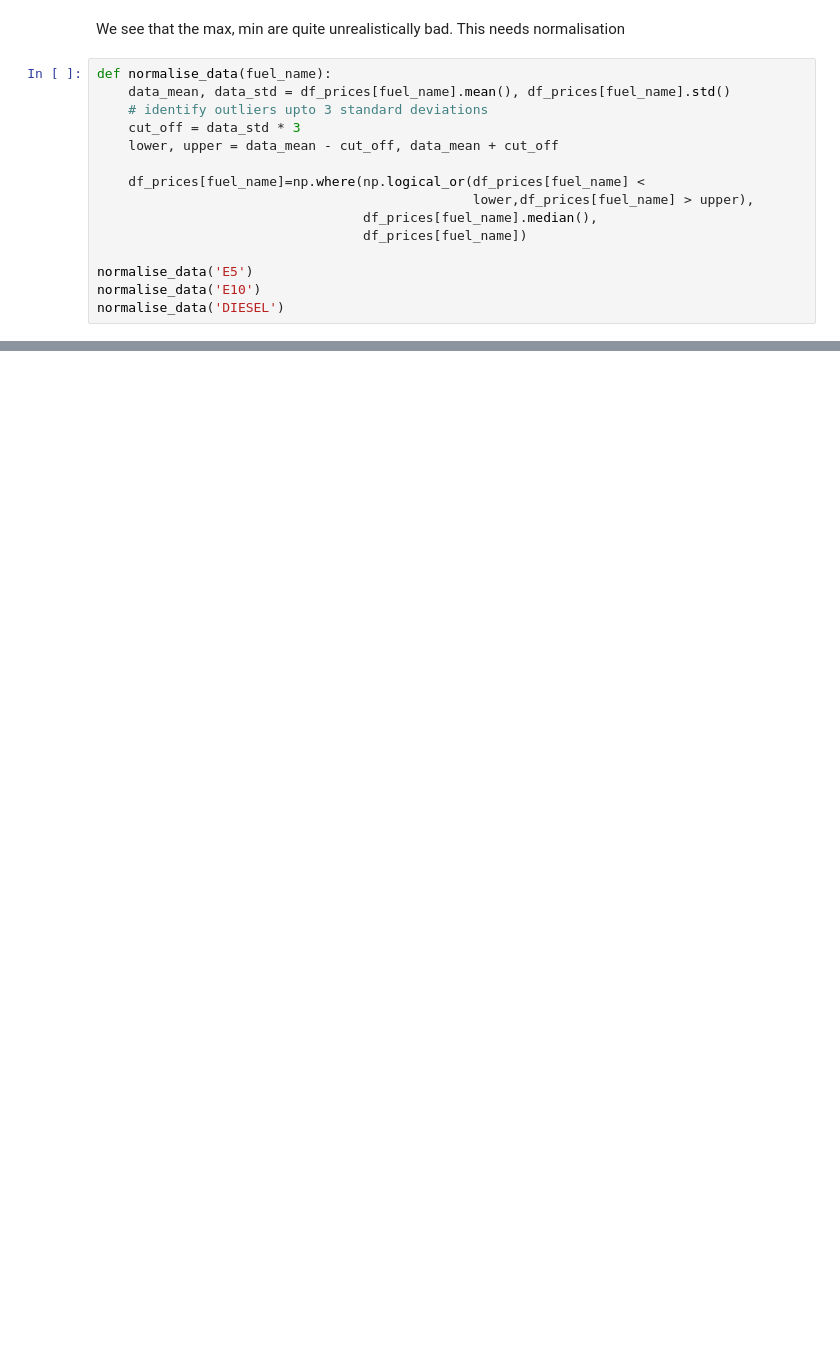
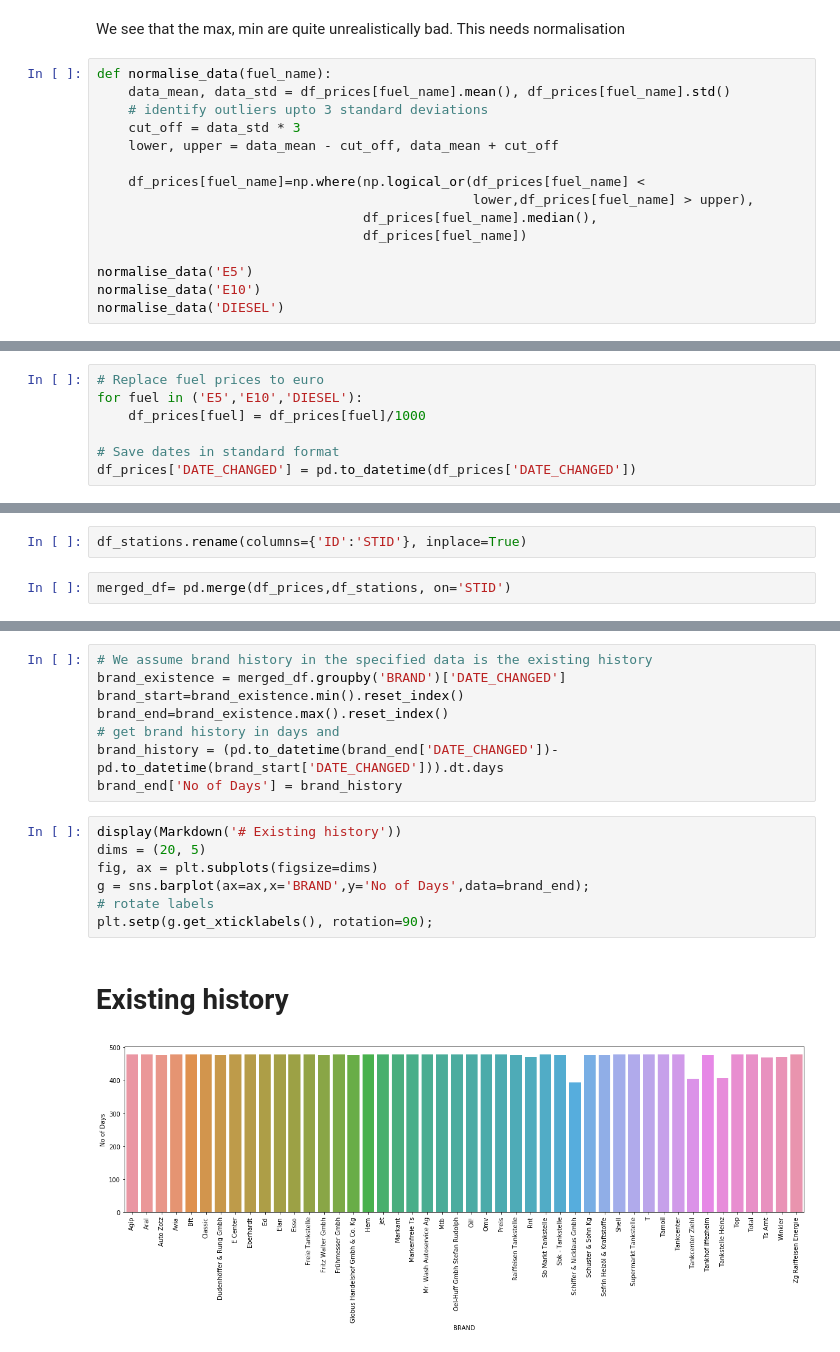
Before and after one commit to ds2019tukl/DS-2019-narayana-manjunath-reddy, a Jupyter notebook: Exercise 1.ipynb, the cells around one changed output, grey strips where cells are left out. Saved outputs shown, nothing was run; the diff lists cells and outputs as text; blank space fills up the shorter version.

```diff
--- a/Exercise 1.ipynb
+++ b/Exercise 1.ipynb
@@ -130,0 +307,7 @@ df_prices.describe()
+# %%
+# Replace fuel prices to euro
+for fuel in ('E5','E10','DIESEL'):
+    df_prices[fuel] = df_prices[fuel]/1000
+
+# Save dates in standard format
+df_prices['DATE_CHANGED'] = pd.to_datetime(df_prices['DATE_CHANGED'])
@@ -130,0 +318,4 @@ df_prices.describe()
+# %%
+df_stations.rename(columns={'ID':'STID'}, inplace=True)
+# %%
+merged_df= pd.merge(df_prices,df_stations, on='STID')
@@ -130,0 +328,18 @@ df_prices.describe()
+# %%
+# We assume brand history in the specified data is the existing history
+brand_existence = merged_df.groupby('BRAND')['DATE_CHANGED']
+brand_start=brand_existence.min().reset_index()
+brand_end=brand_existence.max().reset_index()
+# get brand history in days and
+brand_history = (pd.to_datetime(brand_end['DATE_CHANGED'])-pd.to_datetime(brand_start['DATE_CHANGED'])).dt.days
+brand_end['No of Days'] = brand_history
+# %%
+display(Markdown('# Existing history'))
+dims = (20, 5)
+fig, ax = plt.subplots(figsize=dims)
+g = sns.barplot(ax=ax,x='BRAND',y='No of Days',data=brand_end);
+# rotate labels
+plt.setp(g.get_xticklabels(), rotation=90);
+# %% [output]
+# Existing history
+[figure, added]
```
Also changed, not shown: parts of 51 cells of this notebook, 1 other file.
